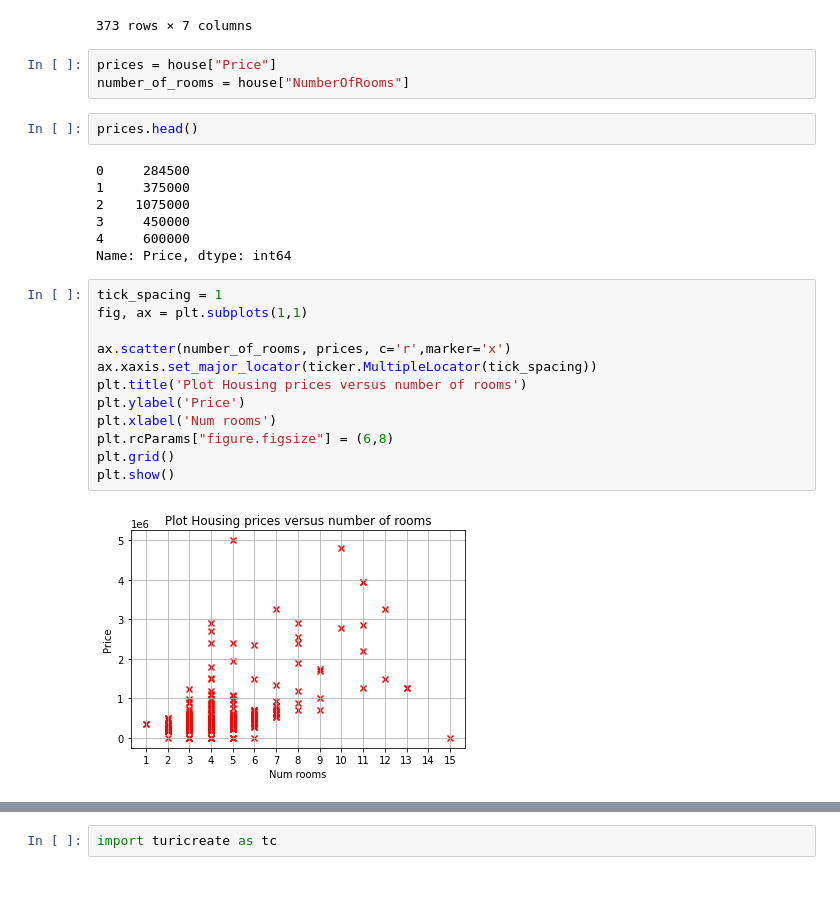
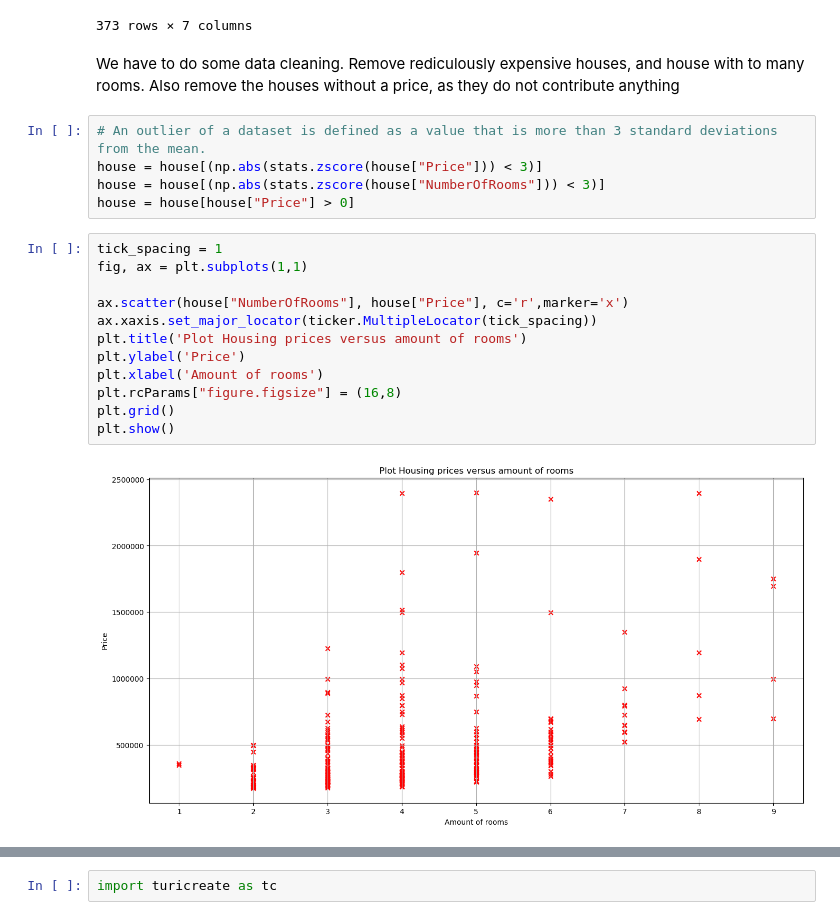
Before and after one commit to jettro/ml-introduction, a Jupyter notebook: 2_linear_regression.ipynb, the cells around one changed output, grey strips where cells are left out. Cells and saved outputs as stored; diff of their text form; blank space fills up the shorter version.

```diff
--- a/2_linear_regression.ipynb
+++ b/2_linear_regression.ipynb
@@ -27,29 +28,24 @@ house
 | 371 | 4 | 140 | 969000 | 1985 | Appartement | Baan 56 C | Rotterdam |
 | 372 | 5 | 122 | 869000 | 1985 | Woonhuis | Overschiese Kleiweg 677 A | Rotterdam |
 373 rows × 7 columns
-# %%
-prices = house["Price"]
-number_of_rooms = house["NumberOfRooms"]
-# %%
-prices.head()
-# %% [output]
-0     284500
-1     375000
-2    1075000
-3     450000
-4     600000
-Name: Price, dtype: int64
+# %% [markdown]
+We have to do some data cleaning. Remove rediculously expensive houses, and house with to many rooms. Also remove the houses without a price, as they do not contribute anything
+# %%
+# An outlier of a dataset is defined as a value that is more than 3 standard deviations from the mean.
+house = house[(np.abs(stats.zscore(house["Price"])) < 3)]
+house = house[(np.abs(stats.zscore(house["NumberOfRooms"])) < 3)]
+house = house[house["Price"] > 0]
 # %%
 tick_spacing = 1
 fig, ax = plt.subplots(1,1)
 
-ax.scatter(number_of_rooms, prices, c='r',marker='x')
+ax.scatter(house["NumberOfRooms"], house["Price"], c='r',marker='x')
 ax.xaxis.set_major_locator(ticker.MultipleLocator(tick_spacing))
-plt.title('Plot Housing prices versus number of rooms')
+plt.title('Plot Housing prices versus amount of rooms')
 plt.ylabel('Price')
-plt.xlabel('Num rooms')
-plt.rcParams["figure.figsize"] = (6,8)
+plt.xlabel('Amount of rooms')
+plt.rcParams["figure.figsize"] = (16,8)
 plt.grid()
 plt.show()
 # %% [output]
-[figure, old version]
+[figure, new version]
```
Also changed, not shown: parts of 34 cells of this notebook.
